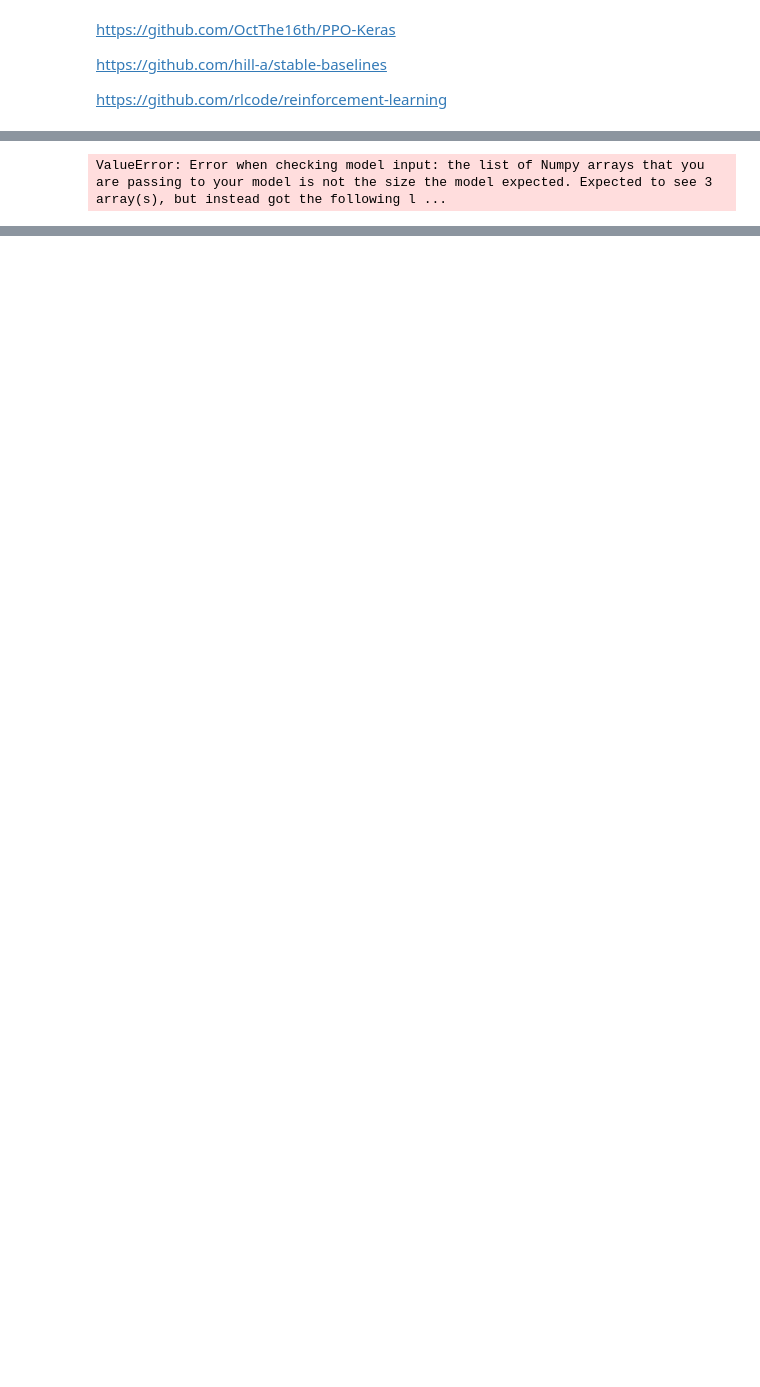
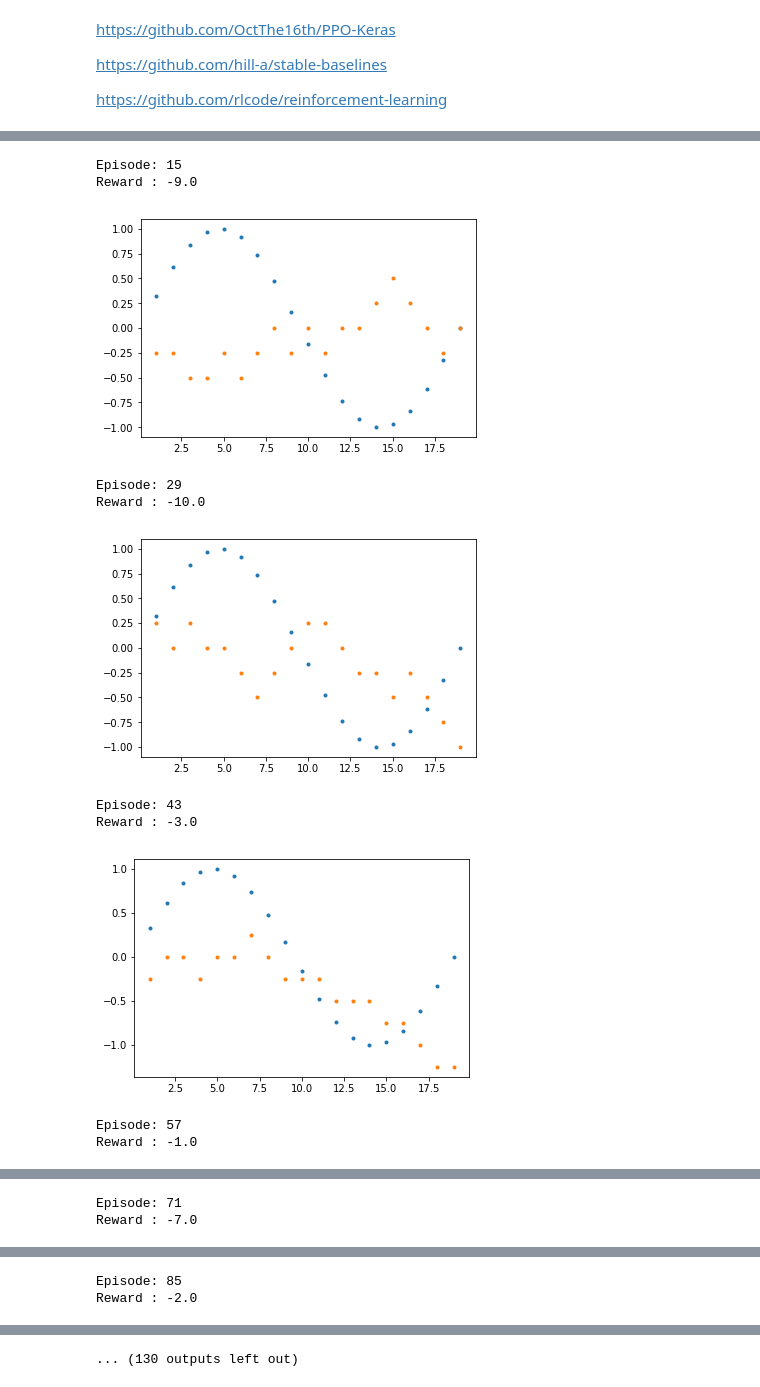
Before and after one commit to nathanmargaglio/Proximal-Policy-Optimization, a Jupyter notebook: Custom PPO.ipynb, the cells around one changed output, grey strips where cells are left out. Drawn from its saved outputs; the diff is of its cells as text; code cells hidden in the pictures; blank space fills up the shorter version.

```diff
--- a/Custom PPO.ipynb
+++ b/Custom PPO.ipynb
@@ -43,7 +45,7 @@ class Environment:
         self.x_data = []
         self.target_data = []
         self.agent_data = []
-        return self.state
+        return np.array(self.state)
 
     def step(self, action):
         self.x += 1
@@ -72,7 +74,10 @@ class Environment:
         self.target_data.append(self.target)
         self.agent_data.append(self.agent)
 
-        return self.state, reward, done, {}
+        return np.array(self.state), reward, done, {}
+
+    def get_render_data(self):
+        return self.x_data, self.target_data, self.agent_data
 
     def render(self):
         plt.plot(self.x_data, self.target_data, '.')
@@ -126,10 +131,10 @@ class Agent:
                       loss='mse')
         return model
 
-    def get_action(self, state):
+    def get_action(self, observation):
         # Predict the probability destribution of the actions as a vactor
-        prob = self.actor.predict(state, batch_size=1).flatten()
-
+        prob = self.actor.predict([observation.reshape(1,self.n_obs), DUMMY_VALUE, DUMMY_ACTION])
+        prob = prob.flatten()
         # Sample an action as a scaler
         action = np.random.choice(self.n_actions, 1, p=prob)[0]
 
@@ -215,7 +220,7 @@ class Agent:
         acts = actions[:buffer_size]
         probs = probabilities[:buffer_size]
         rews = rewards[:buffer_size]
-        old_probs = probabilities
+        old_probs = probs
 
         values = self.critic.predict(obs)
         advs = rews - values # advantages
@@ -234,12 +239,17 @@ batch_size = 64
 gamma = 0.99
 epochs = 10
 train_on_batch = False
+episode = 0
+episodes = 1001
+
+DUMMY_ACTION, DUMMY_VALUE = np.zeros((1, env.n_actions)), np.zeros((1, 1))
 
 observation = env.reset()
 sampled_rewards = []
+reward_history = []
 
 # Collect a batch of samples
-for episode in range(1001):
+while episode < episodes:
     #state = np.reshape(state, (1, env.n_obs))
 
     batch = {
@@ -263,42 +273,62 @@ for episode in range(1001):
         sampled_rewards.append(reward)
 
         tmp_batch['observation'].append(observation)
         tmp_batch['action_vector'].append(action_vector)
         tmp_batch['probability'].append(prob)
         observation = next_observation
 
         if done:
+            reward_data = np.sum(sampled_rewards)
+            reward_history.append(reward_data)
             for j in range(len(sampled_rewards) - 2, -1, -1):
                 sampled_rewards[j] += sampled_rewards[j + 1] * gamma
 
-            if episode % log_interval == 0:
+            if episode % log_interval != 0:
                 # Append Temp Batch to Master Batch
                 for i in range(len(tmp_batch['observation'])):
                     obs = tmp_batch['observation'][i]
                     act = tmp_batch['action_vector'][i]
-                    prob = tmp_batch['probibility'][i]
+                    prob = tmp_batch['probability'][i]
                     r = sampled_rewards[i]
 
                     batch['observation'].append(obs)
                     batch['action_vector'].append(act)
-                    batch['probibility'].append(prob)
+                    batch['probability'].append(prob)
                     batch['reward'].append(r)
 
-                # Log and Plot
-                print('Episode', episode)
-                env.render()
+            x_data, target_data, agent_data = env.get_render_data()
+            observation = env.reset()
 
-                observation = env.reset()
-                rewards = []
+            tmp_batch = {
+                'observation': [],
+                'action_vector': [],
+                'probability': []
+            }
+            sampled_rewards = []
+            episode += 1
 
     observations = np.array(batch['observation'])
-    actions = np.array(batch['action_vecor'])
+    actions = np.array(batch['action_vector'])
     probabilities = np.array(batch['probability'])
     rewards = np.array(batch['reward'])
-
-    probabilities = np.reshape(probabilities, (probabilities.shape[0], probabilities.shape[2]))
     rewards = np.reshape(rewards, (len(batch['reward']), 1))
 
     agent.train_batch(observations, actions, probabilities, rewards)
+
+    print('Episode:', episode)
+    print('Reward :', reward_data)
+    plt.plot(x_data, target_data, '.')
+    plt.plot(x_data, agent_data, '.')
+    plt.show()
 # %% [output]
-ValueError: Error when checking model input: the list of Numpy arrays that you are passing to your model is not the size the model expected. Expected to see 3 array(s), but instead got the following l ...
+Episode: 15
+Reward : -9.0
+[figure, added]
+Episode: 29
+Reward : -10.0
+[figure, added]
+Episode: 43
+Reward : -3.0
+[figure, added]
+Episode: 57
+Reward : -1.0
@@ -304,0 +336,2 @@ ValueError: Error when checking model input: the list of Numpy arrays that you a
+Episode: 71
+Reward : -7.0
@@ -304,0 +339,2 @@ ValueError: Error when checking model input: the list of Numpy arrays that you a
+Episode: 85
+Reward : -2.0
@@ -305 +342,2 @@ ValueError: Error when checking model input: the list of Numpy arrays that you a
+... (130 outputs left out)
 # %%
```
Also changed, not shown: parts of 3 cells of this notebook.
